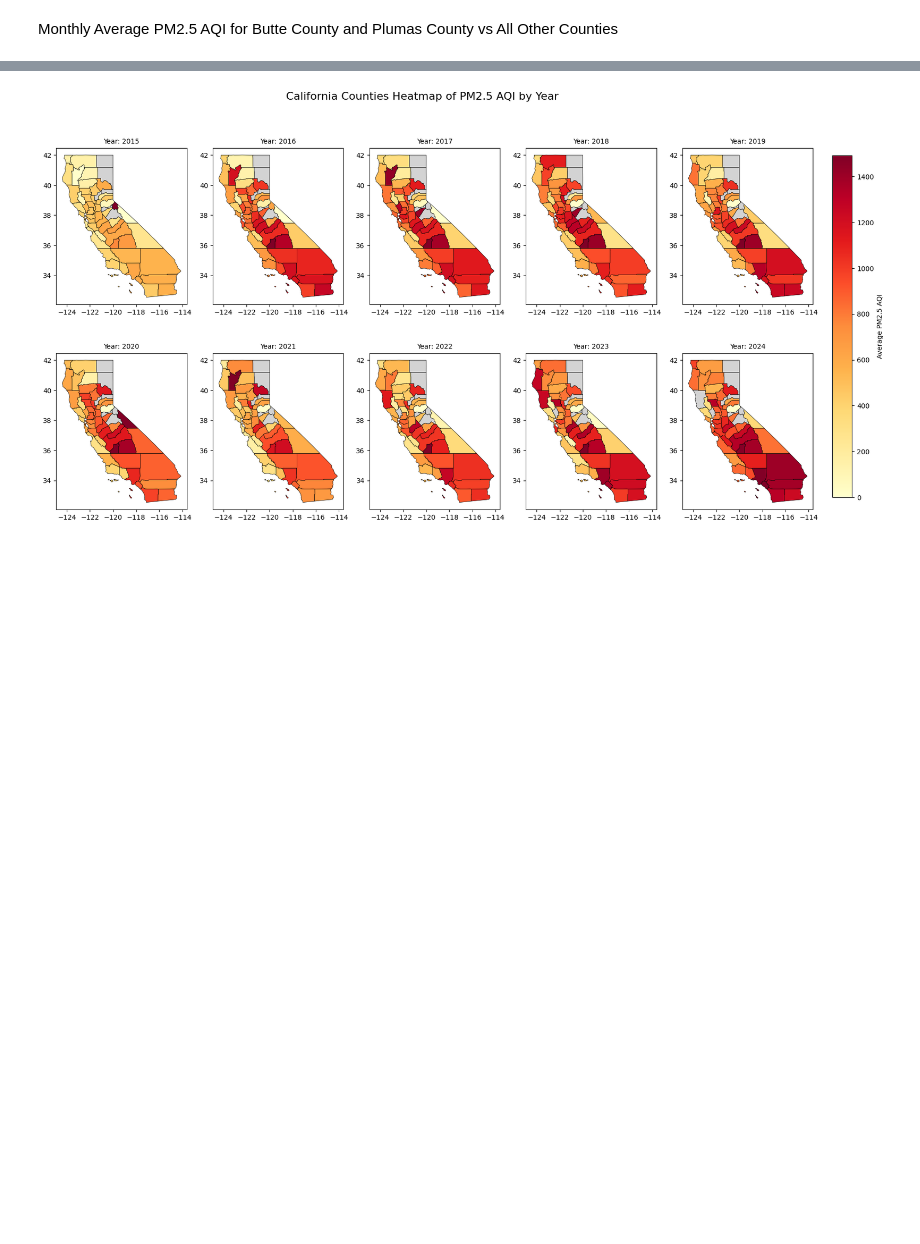
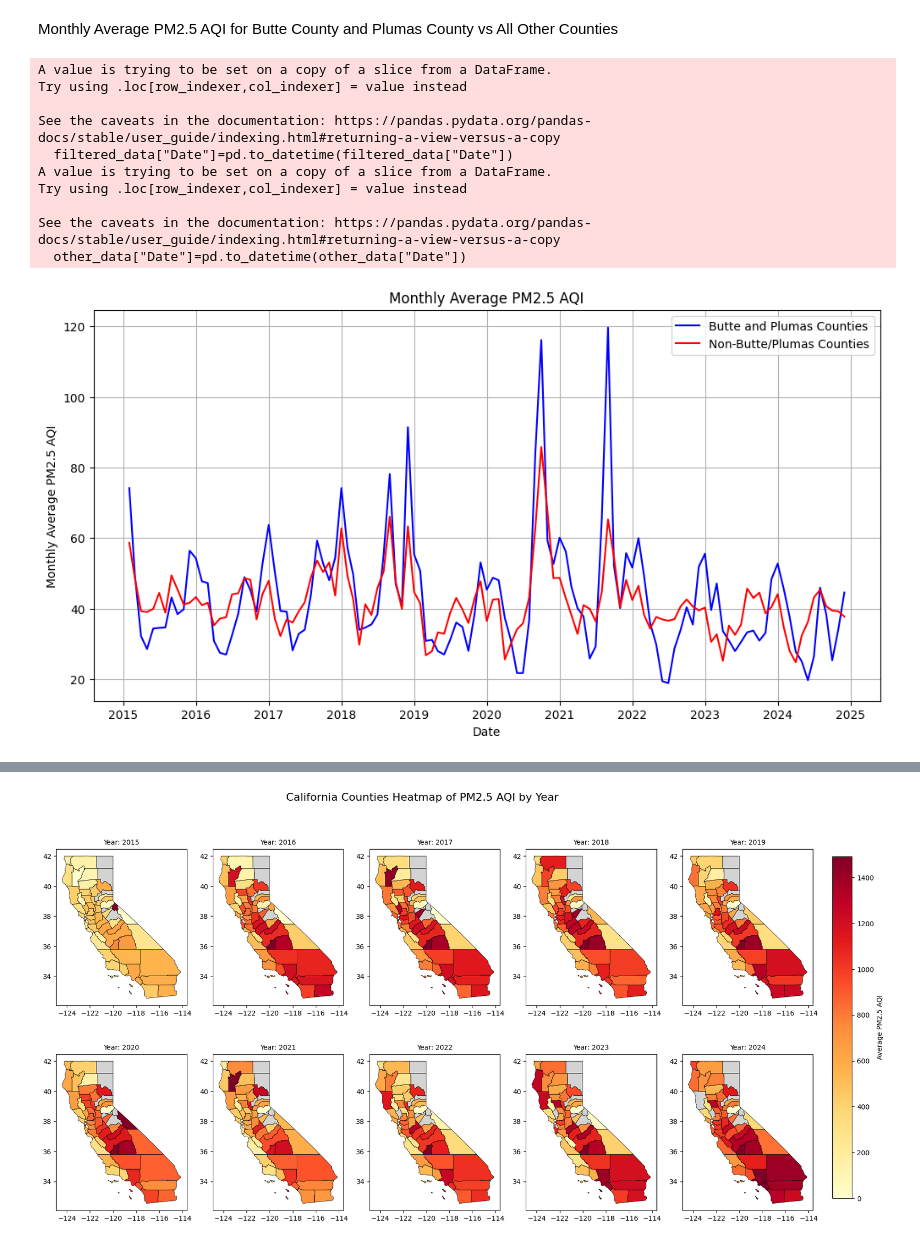
Before and after one commit to ashkren/eda_final_project, a Jupyter notebook: eda_final_project.ipynb, the cells around one changed output, grey strips where cells are left out. Saved outputs shown, nothing was run; the diff lists cells and outputs as text; code cells hidden in the pictures; blank space fills up the shorter version.

```diff
--- a/eda_final_project.ipynb
+++ b/eda_final_project.ipynb
@@ -129,3 +162,39 @@ print(top_10_aqi_per_year)
 # pm25_data = pm25_data[pm25_data['Daily AQI Value'] <= 500]
 # %% [markdown]
 Monthly Average PM2.5 AQI for Butte County and Plumas County vs All Other Counties
+# %%
+counties = ["Butte", "Plumas"]
+filtered_data = pm25_data[pm25_data['County'].isin(counties)]
+other_data = pm25_data[~pm25_data['County'].isin(counties)]
+
+filtered_data["Date"]=pd.to_datetime(filtered_data["Date"])
+other_data["Date"]=pd.to_datetime(other_data["Date"])
+
+filtered_data.set_index('Date', inplace=True)
+other_data.set_index('Date', inplace=True)
+
+# Calculate the monthly average of 'Daily AQI Value'
+monthly_avg_butte_plumas = filtered_data.resample('ME')['Daily AQI Value'].mean().reset_index()
+monthly_avg_non_butte_plumas = other_data.resample('ME')['Daily AQI Value'].mean().reset_index()
+
+plt.figure(figsize=(12, 6))
+plt.plot(monthly_avg_butte_plumas['Date'], monthly_avg_butte_plumas['Daily AQI Value'], color="blue", label="Butte and Plumas Counties")
+plt.plot(monthly_avg_non_butte_plumas['Date'], monthly_avg_non_butte_plumas['Daily AQI Value'], color="red", label='Non-Butte/Plumas Counties')
+plt.xlabel('Date')
+plt.ylabel('Monthly Average PM2.5 AQI')
+plt.title('Monthly Average PM2.5 AQI')
+plt.legend()
+plt.grid(True)
+plt.show()
+# %% [output]
+A value is trying to be set on a copy of a slice from a DataFrame.
+Try using .loc[row_indexer,col_indexer] = value instead
+
+See the caveats in the documentation: https://pandas.pydata.org/pandas-docs/stable/user_guide/indexing.html#returning-a-view-versus-a-copy
+  filtered_data["Date"]=pd.to_datetime(filtered_data["Date"])
+A value is trying to be set on a copy of a slice from a DataFrame.
+Try using .loc[row_indexer,col_indexer] = value instead
+
+See the caveats in the documentation: https://pandas.pydata.org/pandas-docs/stable/user_guide/indexing.html#returning-a-view-versus-a-copy
+  other_data["Date"]=pd.to_datetime(other_data["Date"])
+[figure, added]
```
Also changed, not shown: parts of 15 cells of this notebook.
